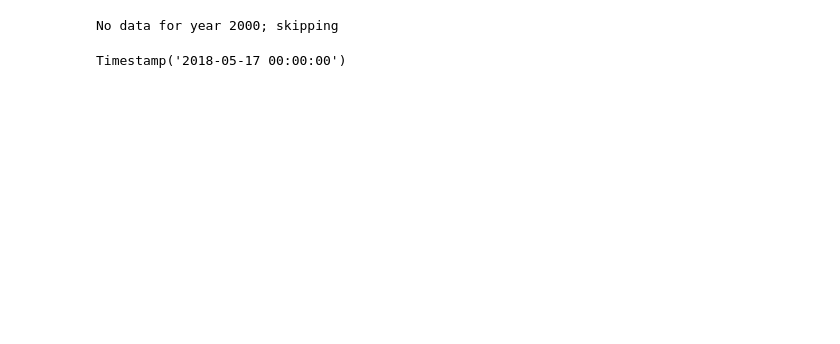
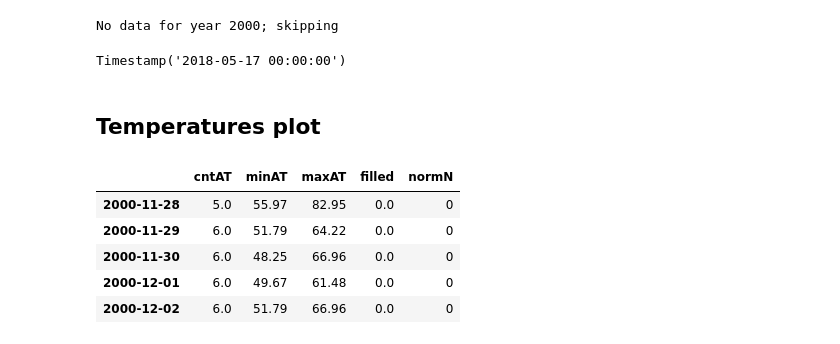
Before and after one commit to manoukis/ddtool, a Jupyter notebook: scratch/Scratch.ipynb, the cells around one changed output. Cells and saved outputs as stored; diff of their text form; code cells hidden in the pictures; blank space fills up the shorter version.

```diff
--- a/scratch/Scratch.ipynb
+++ b/scratch/Scratch.ipynb
@@ -229,3 +231,18 @@ No data for year 2000; skipping
 t[t['normN'] > 0].index[0]
 # %% [output]
 Timestamp('2018-05-17 00:00:00')
+# %% [markdown]
+## Temperatures plot
+# %%
+### Plotting
+t = pd.read_hdf('../t.hdf','table')
+dd = pd.read_hdf('../dd.hdf','table')
+# %%
+t.head()
+# %% [output]
+|  | cntAT | minAT | maxAT | filled | normN |
+| 2000-11-28 | 5.0 | 55.97 | 82.95 | 0.0 | 0 |
+| 2000-11-29 | 6.0 | 51.79 | 64.22 | 0.0 | 0 |
+| 2000-11-30 | 6.0 | 48.25 | 66.96 | 0.0 | 0 |
+| 2000-12-01 | 6.0 | 49.67 | 61.48 | 0.0 | 0 |
+| 2000-12-02 | 6.0 | 51.79 | 66.96 | 0.0 | 0 |
```
Also changed, not shown: parts of 1 cell of this notebook.
